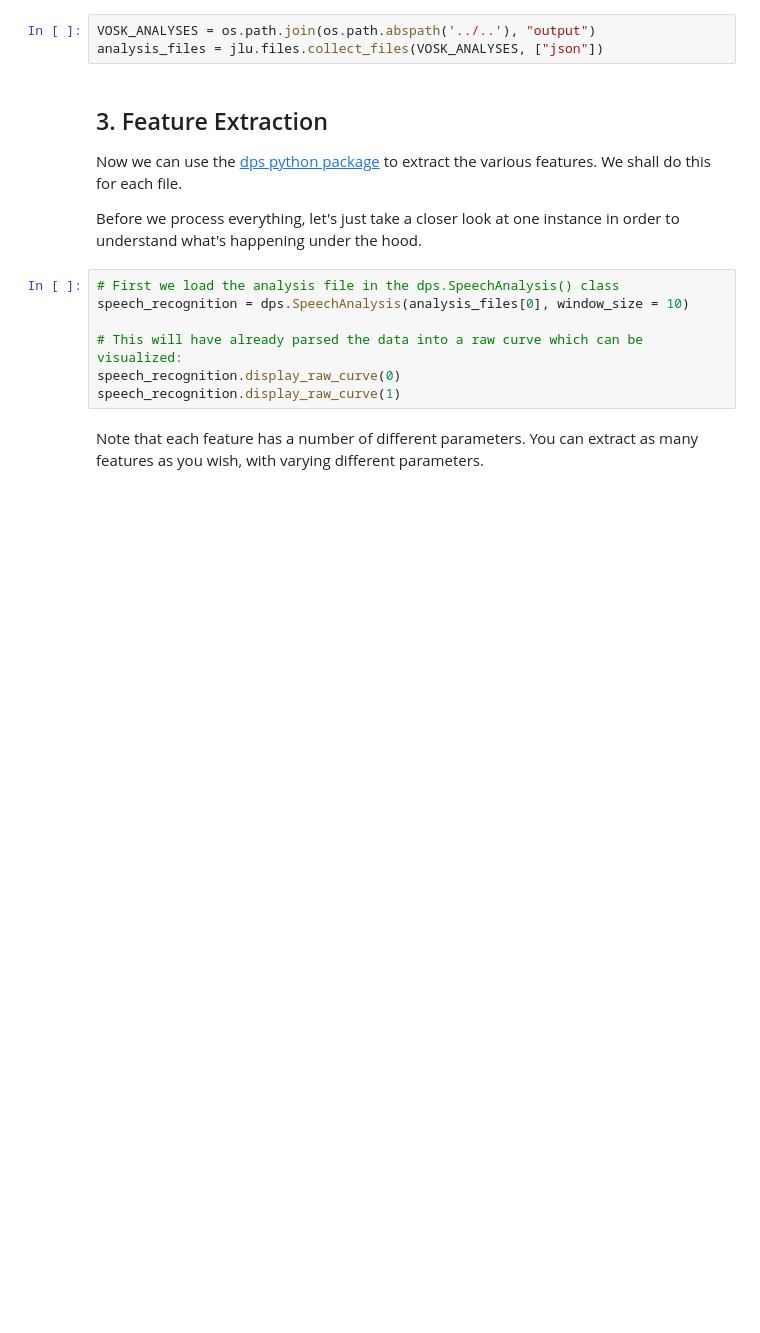
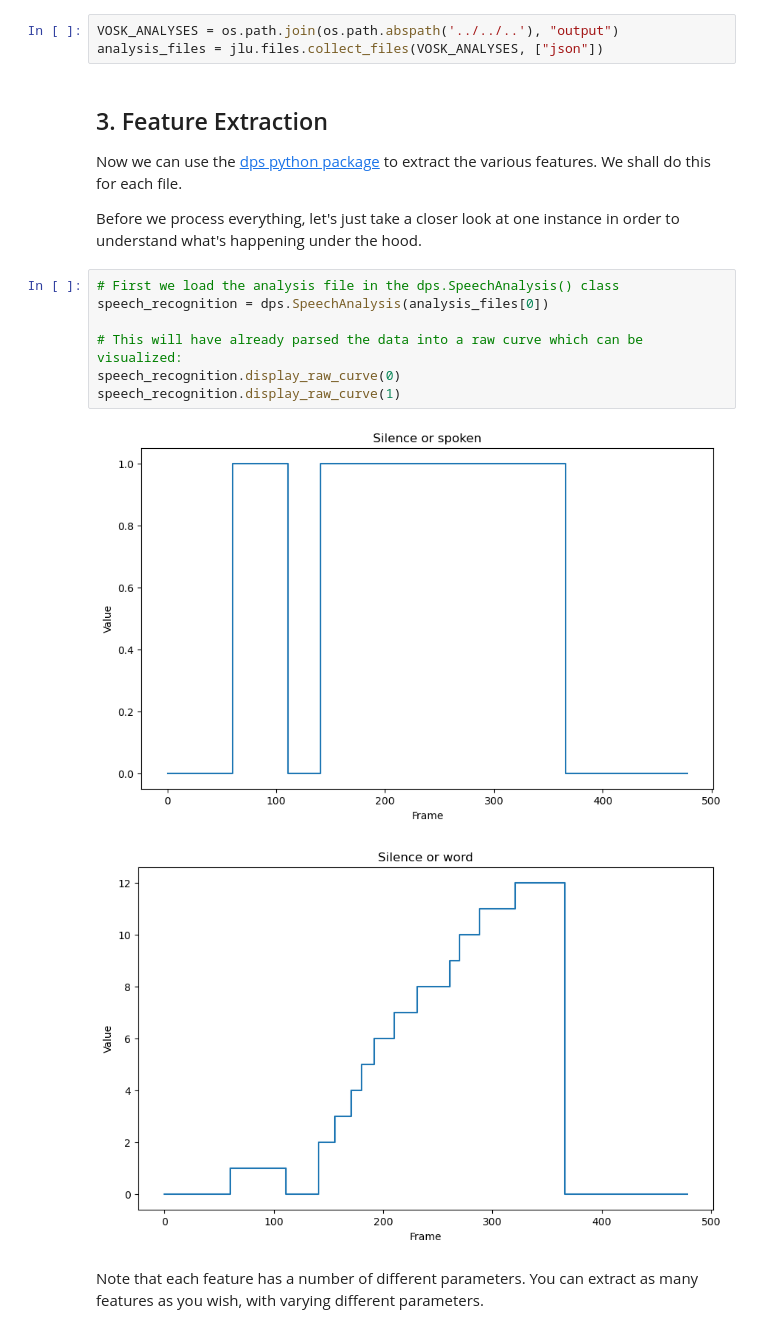
Before and after one commit to arvest-data-in-context/ml-notebooks, a Jupyter notebook: jupyter/general/feature_extraction/vosk_speech_recognition_features.ipynb, the cells around one changed output. Cells and saved outputs as stored; diff of their text form; blank space fills up the shorter version.

```diff
--- a/jupyter/general/feature_extraction/vosk_speech_recognition_features.ipynb
+++ b/jupyter/general/feature_extraction/vosk_speech_recognition_features.ipynb
@@ -17,7 +19,7 @@ import dps
 ## 2. Load VOSK Analysis
 Here we shall load the json output of the VOSK analyses we wish to process. Note that this notebook is specifically tailored to extract features from the VOSK speech recognition notebook in this collection of notebooks, however it wouldn't take much to adjust it for the output of another speech recognition model. Change the `VOSK_ANALYSES` variable to the folder that contains the analyses you wish to process.
 # %%
-VOSK_ANALYSES = os.path.join(os.path.abspath('../..'), "output")
+VOSK_ANALYSES = os.path.join(os.path.abspath('../../..'), "output")
 analysis_files = jlu.files.collect_files(VOSK_ANALYSES, ["json"])
 # %% [markdown]
 ## 3. Feature Extraction
@@ -26,10 +28,13 @@ Now we can use the [dps python package](https://github.com/jdchart/dps.git) to e
 Before we process everything, let's just take a closer look at one instance in order to understand what's happening under the hood.
 # %%
 # First we load the analysis file in the dps.SpeechAnalysis() class
-speech_recognition = dps.SpeechAnalysis(analysis_files[0], window_size = 10)
+speech_recognition = dps.SpeechAnalysis(analysis_files[0])
 
 # This will have already parsed the data into a raw curve which can be visualized:
 speech_recognition.display_raw_curve(0)
 speech_recognition.display_raw_curve(1)
+# %% [output]
+[figure, added]
+[figure, added]
 # %% [markdown]
 Note that each feature has a number of different parameters. You can extract as many features as you wish, with varying different parameters.
```
Also changed, not shown: parts of 3 cells of this notebook, 1 other file.
